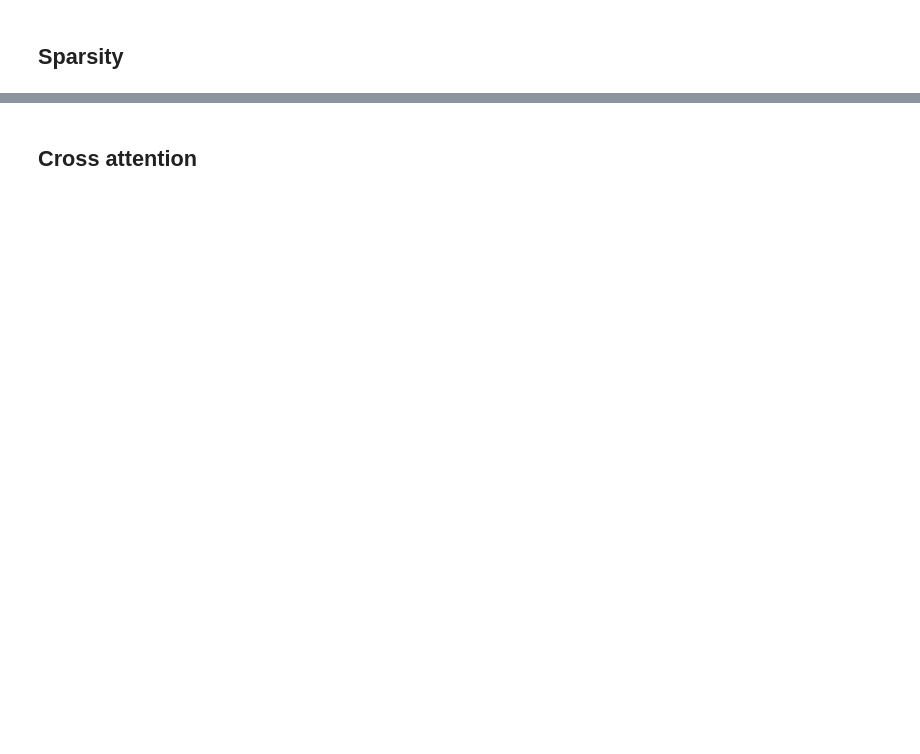
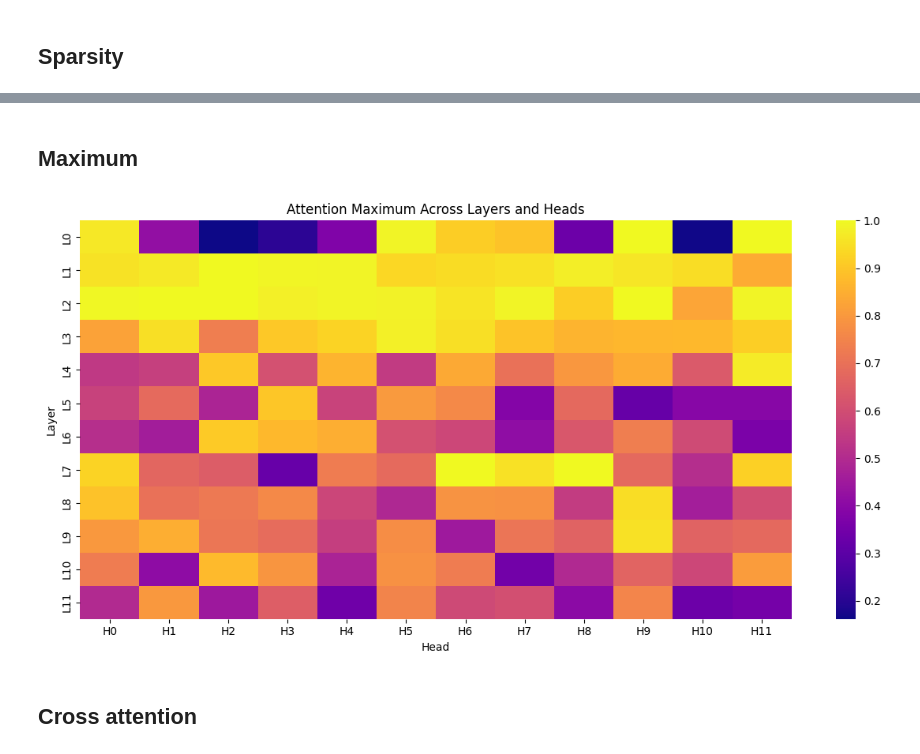
Before and after one commit to uttamkn/codebert-heads, a Jupyter notebook: crossbert.ipynb, the cells around one changed output, grey strips where cells are left out. Cells and saved outputs as stored; diff of their text form; code cells hidden in the pictures; blank space fills up the shorter version.

```diff
--- a/crossbert.ipynb
+++ b/crossbert.ipynb
@@ -238,3 +290,19 @@ plt.show()
+# %% [markdown]
+## Maximum
+# %%
+import seaborn as sns
+import matplotlib.pyplot as plt
+
+plt.figure(figsize=(12, 6))
+sns.heatmap(max_matrix, annot=False, cmap="plasma", xticklabels=[f"H{i}" for i in range(num_heads)],
+            yticklabels=[f"L{i}" for i in range(num_layers)])
+plt.title("Attention Maximum Across Layers and Heads")
+plt.xlabel("Head")
+plt.ylabel("Layer")
+plt.tight_layout()
+plt.show()
+# %% [output]
+[figure, added]
 # %% [markdown]
 ## Cross attention
 # %%
```
Also changed, not shown: parts of 13 cells of this notebook.
